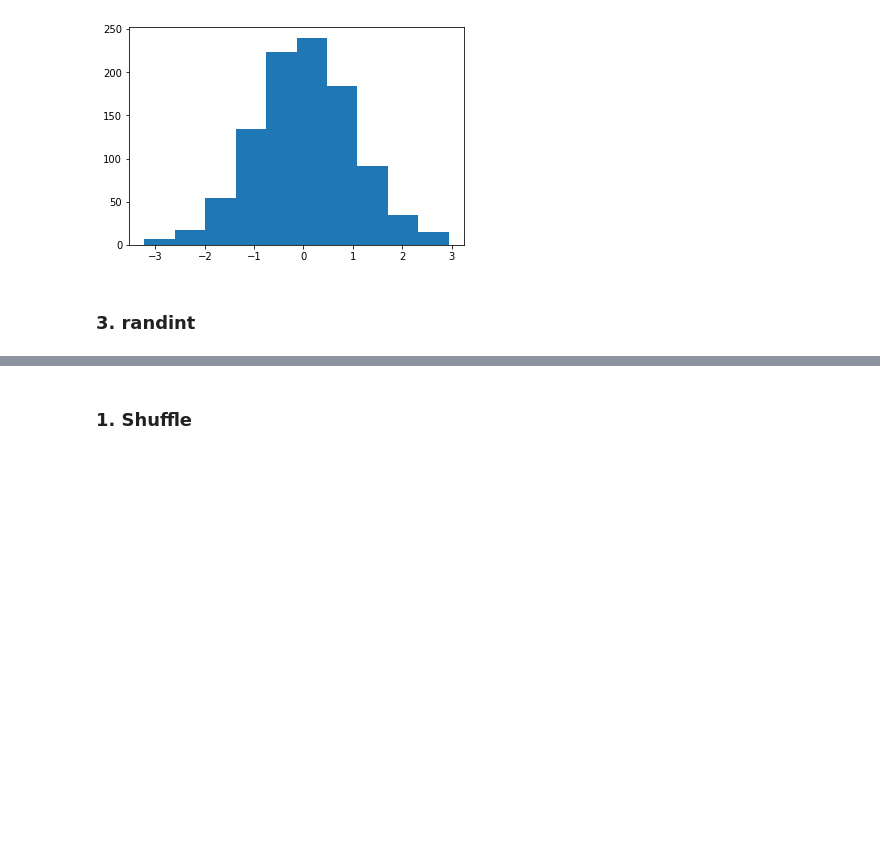
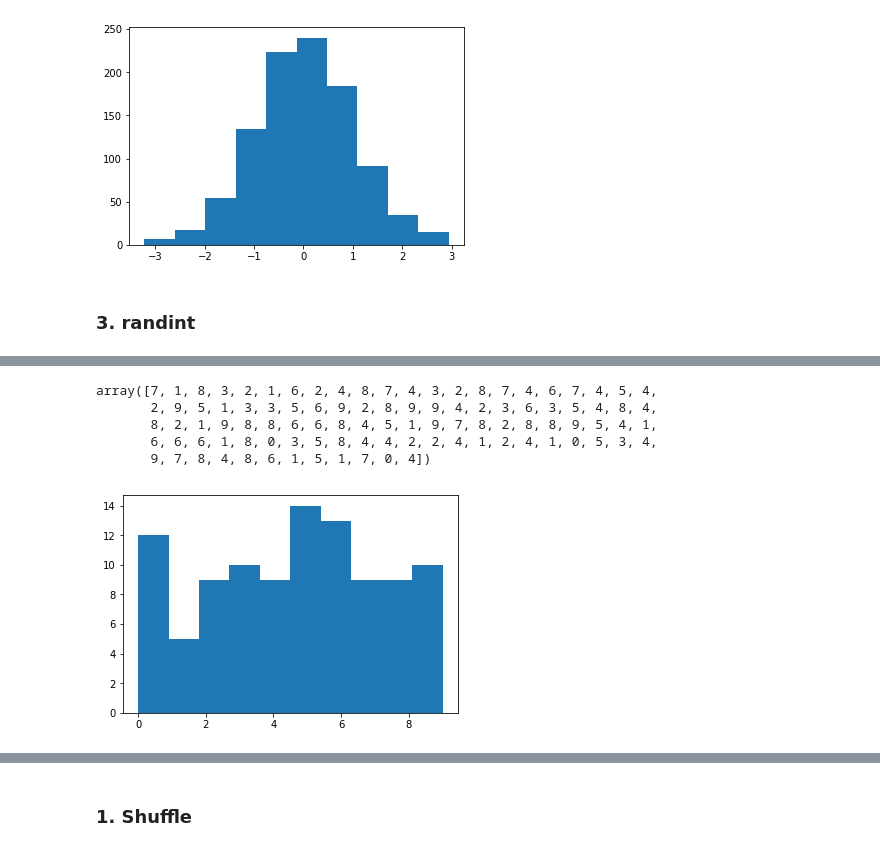
Before and after one commit to JulianConneely/Programming-for-Data-Analysis-Practical-Assignment, a Jupyter notebook: Numpy.Random package Analysis.ipynb, the cells around one changed output, grey strips where cells are left out. Drawn from its saved outputs; the diff is of its cells as text; code cells hidden in the pictures; blank space fills up the shorter version.

```diff
--- a/Numpy.Random package Analysis.ipynb
+++ b/Numpy.Random package Analysis.ipynb
@@ -124,0 +126,20 @@ plt.show()
+# %%
+# generates an array between 0 and 9 with a size of 100
+import numpy as np
+np.random.randint(10, size=100)
+# %% [output]
+array([7, 1, 8, 3, 2, 1, 6, 2, 4, 8, 7, 4, 3, 2, 8, 7, 4, 6, 7, 4, 5, 4,
+       2, 9, 5, 1, 3, 3, 5, 6, 9, 2, 8, 9, 9, 4, 2, 3, 6, 3, 5, 4, 8, 4,
+       8, 2, 1, 9, 8, 8, 6, 6, 8, 4, 5, 1, 9, 7, 8, 2, 8, 8, 9, 5, 4, 1,
+       6, 6, 6, 1, 8, 0, 3, 5, 8, 4, 4, 2, 2, 4, 1, 2, 4, 1, 0, 5, 3, 4,
+       9, 7, 8, 4, 8, 6, 1, 5, 1, 7, 0, 4])
+# %%
+%matplotlib inline
+import matplotlib.pyplot as plt
+x = np.random.randint(10, size=100)
+
+plt.hist (x)
+
+plt.show()
+# %% [output]
+[figure, added]
```
Also changed, not shown: parts of 14 cells of this notebook.
